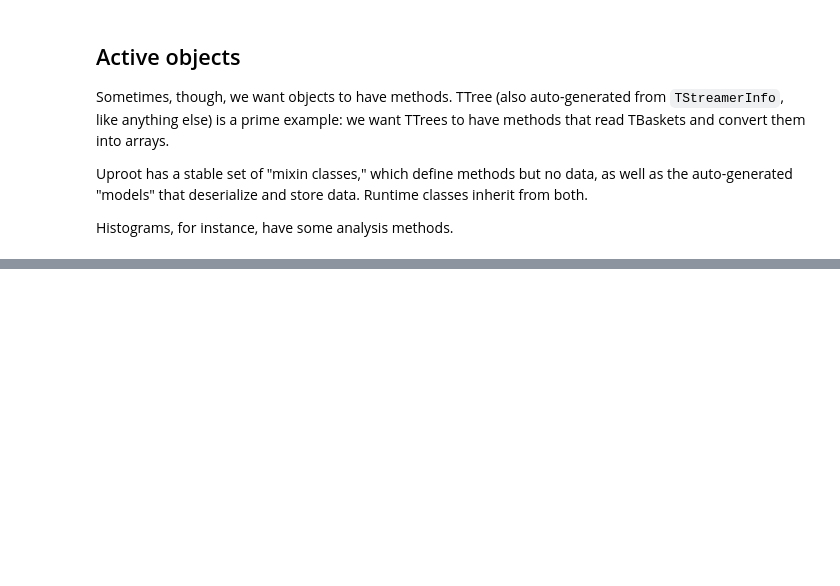
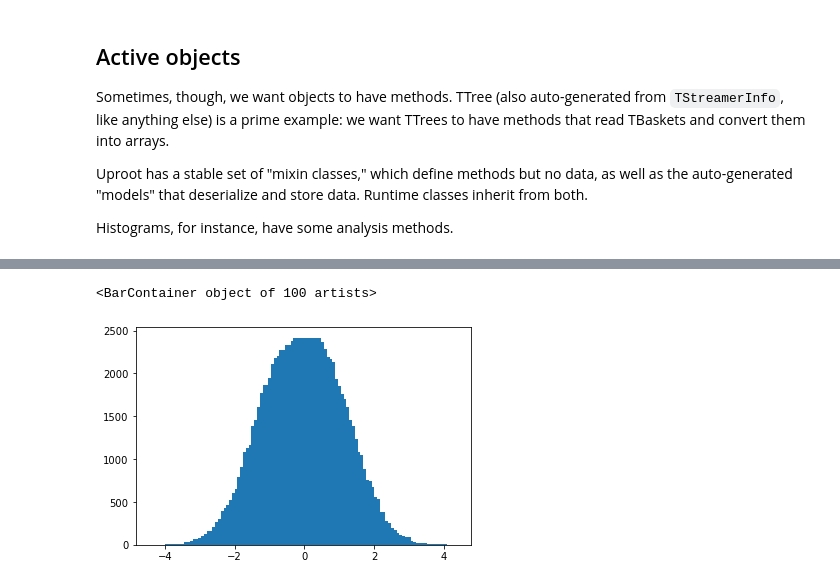
Before and after one commit to jpivarski-talks/2020-06-08-uproot-awkward-columnar-hats, a Jupyter notebook: 01-using-uproot-effectively.ipynb, the cells around one changed output, grey strips where cells are left out. Drawn from its saved outputs; the diff is of its cells as text; code cells hidden in the pictures; blank space fills up the shorter version.

```diff
--- a/01-using-uproot-effectively.ipynb
+++ b/01-using-uproot-effectively.ipynb
@@ -549,3 +549,6 @@ Sometimes, though, we want objects to have methods. TTree (also auto-generated f
 Uproot has a stable set of "mixin classes," which define methods but no data, as well as the auto-generated "models" that deserialize and store data. Runtime classes inherit from both.
 
 Histograms, for instance, have some analysis methods.
+# %%
+histograms = uproot.open("data/hepdata-example.root")
+histograms.classnames()
@@ -551,0 +699,9 @@ Histograms, for instance, have some analysis methods.
+# %%
+import matplotlib.pyplot as plt
+
+content, edges = histograms["hpx"].numpy()
+
+plt.bar(edges[:-1], content)
+# %% [output]
+<BarContainer object of 100 artists>
+[figure, added]
```
Also changed, not shown: parts of 18 cells of this notebook.
